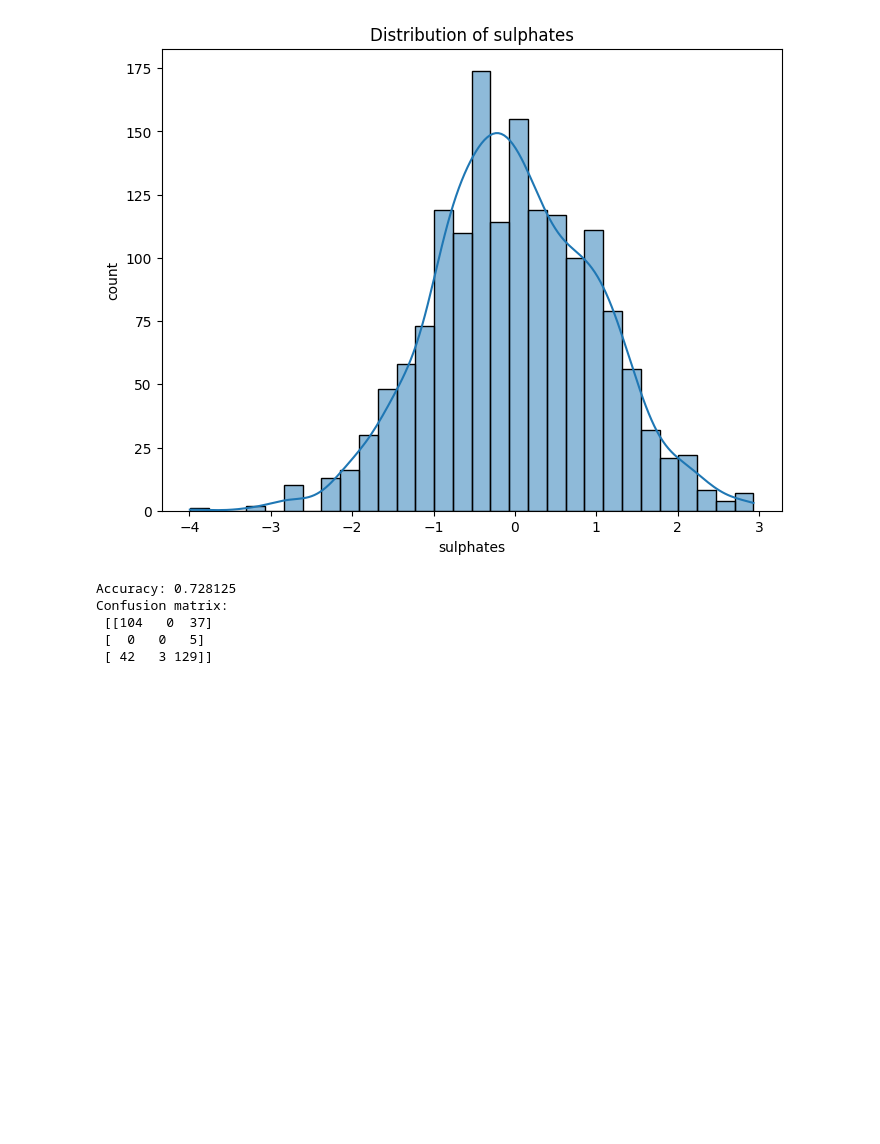
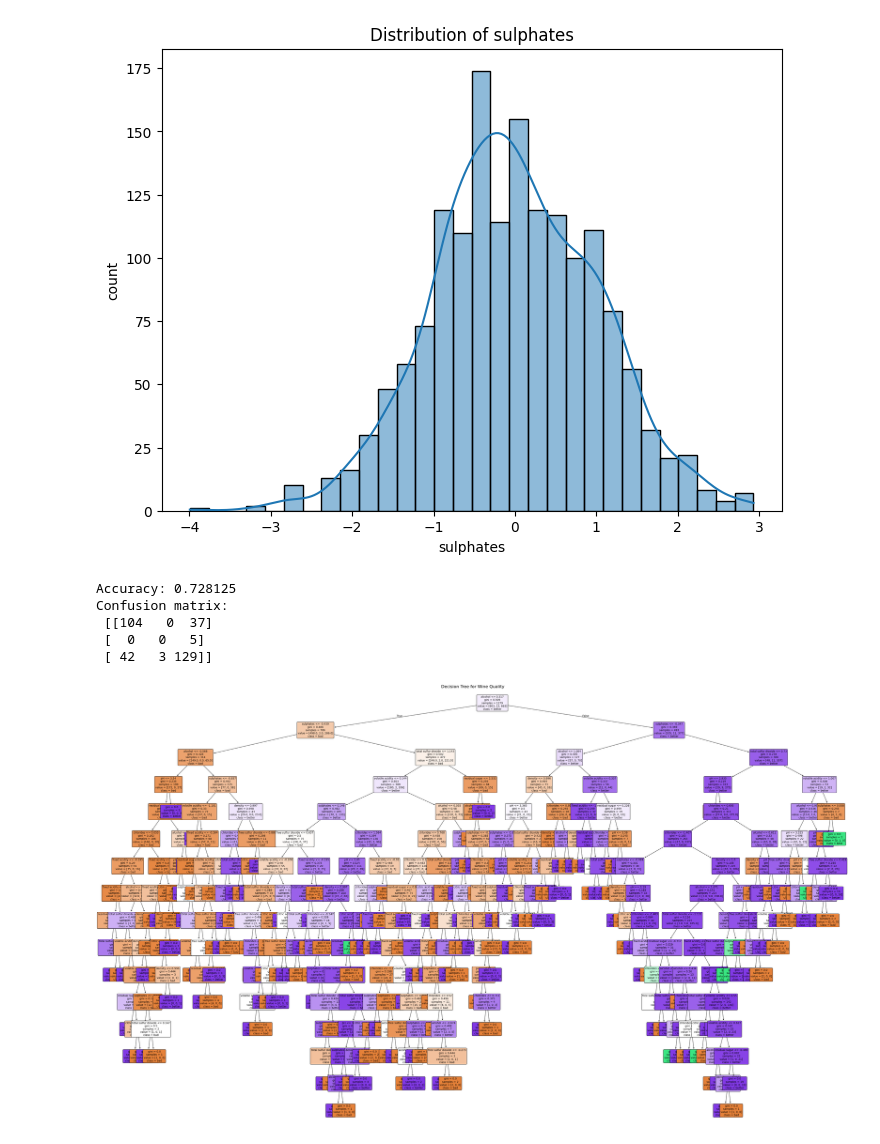
Before and after one commit to Karthikeyan572/wine-quality, a Jupyter notebook: Wine_Quality.ipynb, the cells around one changed output. Cells and saved outputs as stored; diff of their text form; code cells hidden in the pictures; blank space fills up the shorter version.

```diff
--- a/Wine_Quality.ipynb
+++ b/Wine_Quality.ipynb
@@ -183,3 +183,15 @@ Confusion matrix:
 import pickle
 with open('wine_quality_model.pkl','wb') as f:
     pickle.dump(dt,f)
+# %%
+plt.figure(figsize=(50,30))
+plot_tree(dt,
+          feature_names=x.columns,
+          class_names=[str(c) for c in sorted(y.unique())],
+          filled=True,
+          rounded=True,
+          fontsize=10)
+plt.title("Decision Tree for Wine Quality", fontsize=16)
+plt.show()
+# %% [output]
+[figure, added]
```
Also changed, not shown: parts of 1 cell of this notebook.
